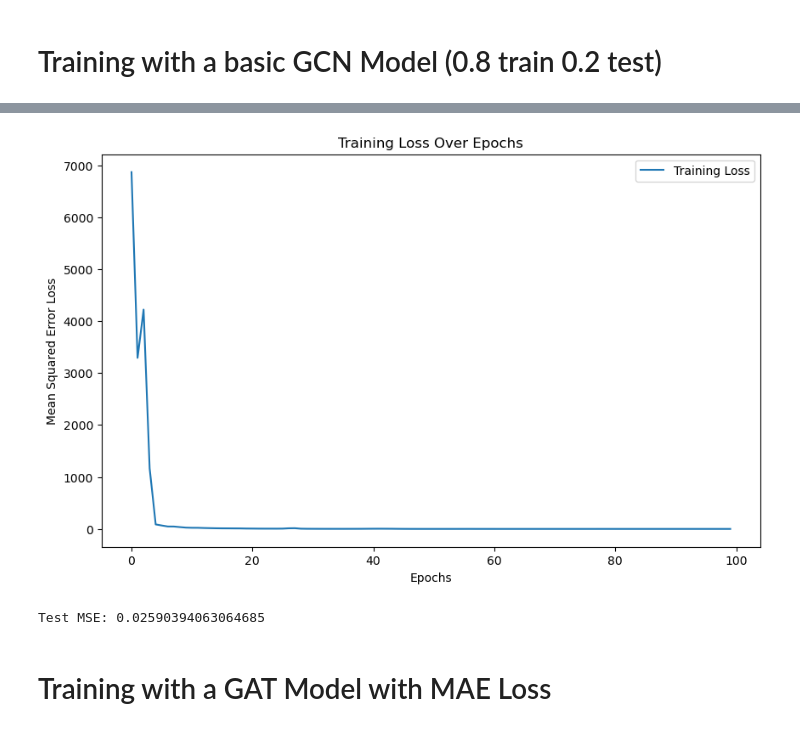
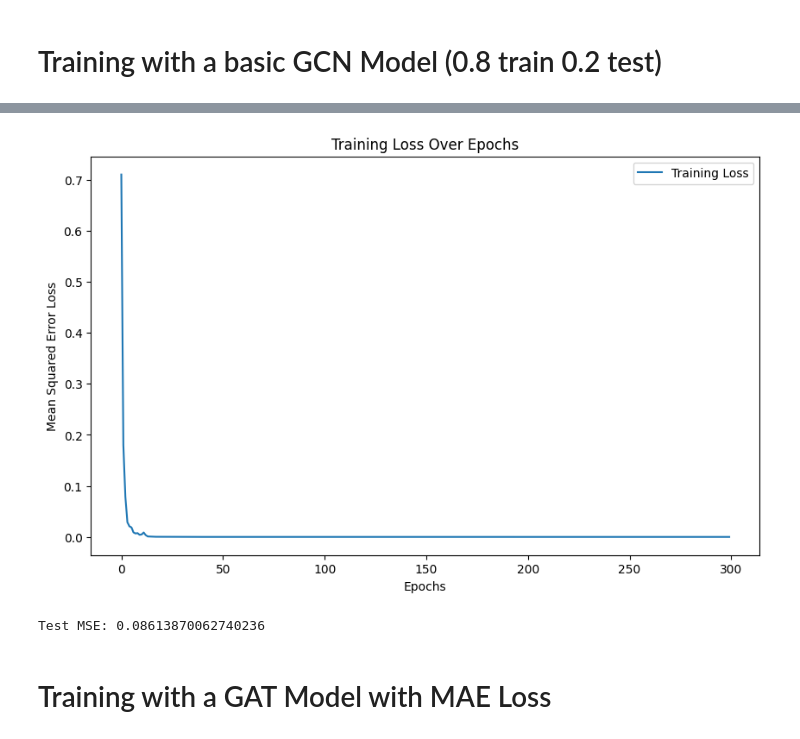
Before and after one commit to arielflt/Protein, a Jupyter notebook: Project.ipynb, the cells around one changed output, grey strips where cells are left out. Cells and saved outputs as stored; diff of their text form; code cells hidden in the pictures.

```diff
--- a/Project.ipynb
+++ b/Project.ipynb
@@ -197,7 +197,7 @@ def plot_protein_graph(graph):
     plt.show()
 
 
-saved_graphs_folder = 'saved_graphs'
+saved_graphs_folder = 'sg'
 
 
 graph_files = [f for f in os.listdir(saved_graphs_folder) if f.endswith('.pt')]
@@ -223,9 +223,8 @@ from torch_geometric.nn import GCNConv
 from torch_geometric.data import Data
 import matplotlib.pyplot as plt
 
-
 class GCN(torch.nn.Module):
-    def __init__(self, num_features, hidden_channels):
+    def __init__(self, num_features, hidden_channels):  # Corrected init method
         super(GCN, self).__init__()
         self.conv1 = GCNConv(num_features, hidden_channels)
         self.conv2 = GCNConv(hidden_channels, 1)
@@ -240,48 +239,43 @@ class GCN(torch.nn.Module):
 
         return x
 
-
 def load_graph_data():
-    graph_files = os.listdir('saved_graphs_1')
+    graph_files = os.listdir('sg')  # Corrected directory
     datasets = []
 
     for file in graph_files:
-        data = torch.load(f'saved_graphs_1/{file}')
-        datasets.append((data.x[:, :-1], data.x[:, -1], data.edge_index))  # Assuming the last column is ground truth
+        data = torch.load(os.path.join('sg', file))  # Corrected path
+        datasets.append(data)  # Directly use the loaded data
 
     return datasets
 
 datasets = load_graph_data()
 
-
 train_size = int(0.8 * len(datasets))
 train_dataset = datasets[:train_size]
 test_dataset = datasets[train_size:]
 
-
 device = torch.device('cuda' if torch.cuda.is_available() else 'cpu')
-model = GCN(num_features=datasets[0][0].size(1), hidden_channels=16).to(device)
+model = GCN(num_features=datasets[0].num_node_features, hidden_channels=16).to(device)
 optimizer = torch.optim.Adam(model.parameters(), lr=0.01)
 criterion = torch.nn.MSELoss()
 
-
 model.train()
 loss_values = []
-for epoch in range(100):
+for epoch in range(300):
     total_loss = 0
-    for x, y, edge_index in train_dataset:
-        x, y, edge_index = x.to(device), y.to(device), edge_index.to(device)
+    for data in train_dataset:
+        data = data.to(device)
         optimizer.zero_grad()
-        out = model(Data(x=x, edge_index=edge_index)).squeeze()
-        loss = criterion(out, y)
+        out = model(data).squeeze()
+        loss = criterion(out, data.y) / data.num_nodes  # Normalize loss by number of nodes
         loss.backward()
         optimizer.step()
-        total_loss += loss.item()
-    epoch_loss = total_loss / len(train_dataset)
+        total_loss += loss.item() * data.num_nodes  # Scale back up for total loss
+    epoch_loss = total_loss / sum(data.num_nodes for data in train_dataset)
     loss_values.append(epoch_loss)
-    if epoch%10==0:
+    if epoch % 10 == 0:
         print(f'Epoch {epoch}, Loss: {epoch_loss}')
-
 
 plt.figure(figsize=(10, 6))
 plt.plot(loss_values, label='Training Loss')
@@ -291,13 +285,13 @@ plt.title('Training Loss Over Epochs')
 plt.legend()
 plt.show()
 
-
 model.eval()
 test_loss = 0
 with torch.no_grad():
-    for x, y, edge_index in test_dataset:
-        x, y, edge_index = x.to(device), y.to(device), edge_index.to(device)
-        pred = model(Data(x=x, edge_index=edge_index)).squeeze()
-        test_loss += criterion(pred, y).item()
-print(f'Test MSE: {test_loss / len(test_dataset)}')
+    for data in test_dataset:
+        data = data.to(device)
+        pred = model(data).squeeze()
+        loss = criterion(pred, data.y) / data.num_nodes  # Normalize loss by number of nodes
+        test_loss += loss.item() * data.num_nodes  # Scale back up for total loss
+print(f'Test MSE: {test_loss / sum(data.num_nodes for data in test_dataset)}')
 # %% [output]
@@ -314,5 +315,5 @@ Epoch 90, Loss: 0.021212477164650426
-[figure, old version]
+[figure, new version]
-Test MSE: 0.02590394063064685
+Test MSE: 0.08613870062740236
 # %% [markdown]
 # Training with a GAT Model with MAE Loss
 # %%
```
Also changed, not shown: parts of 7 cells of this notebook, 1 other file.
